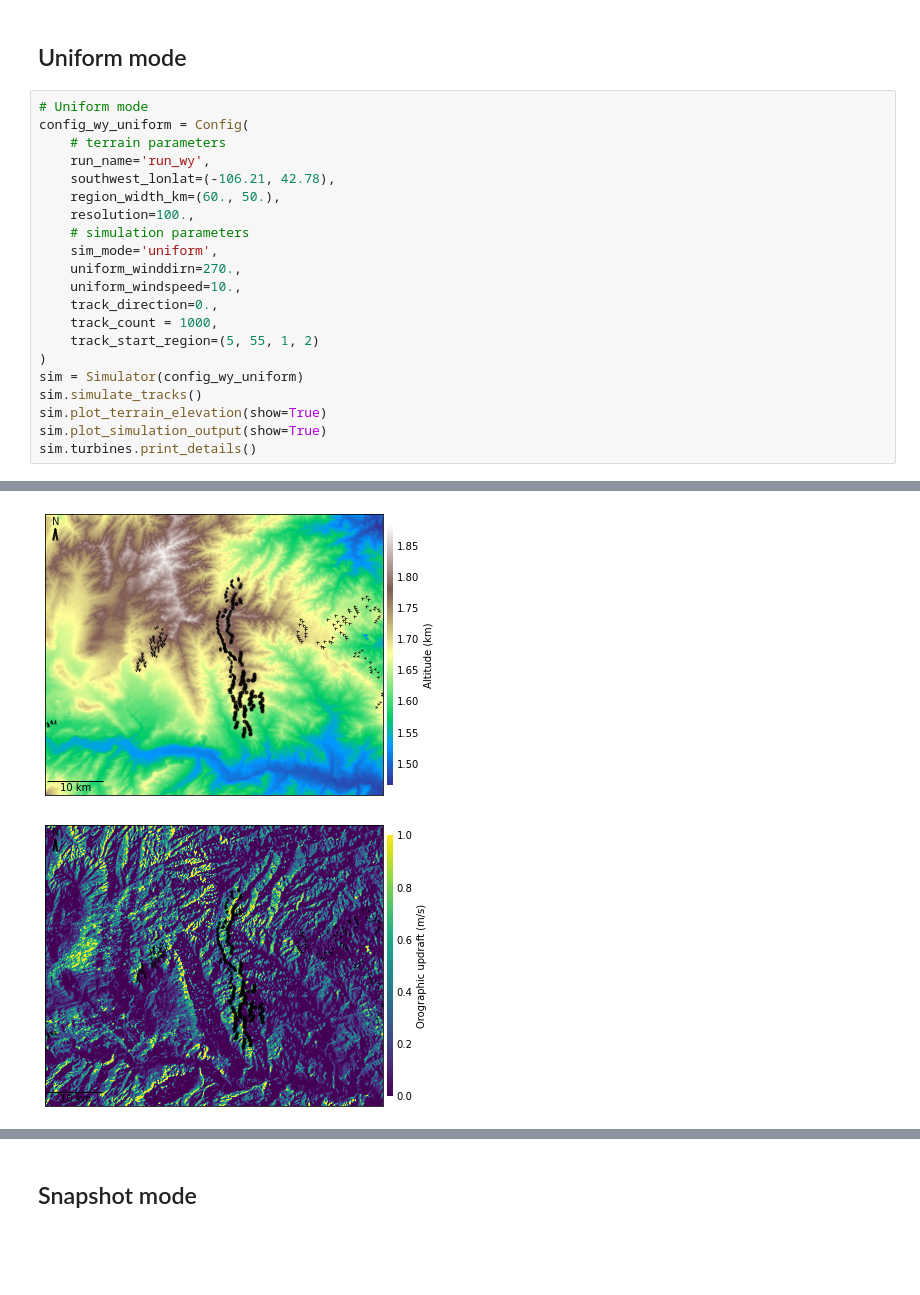
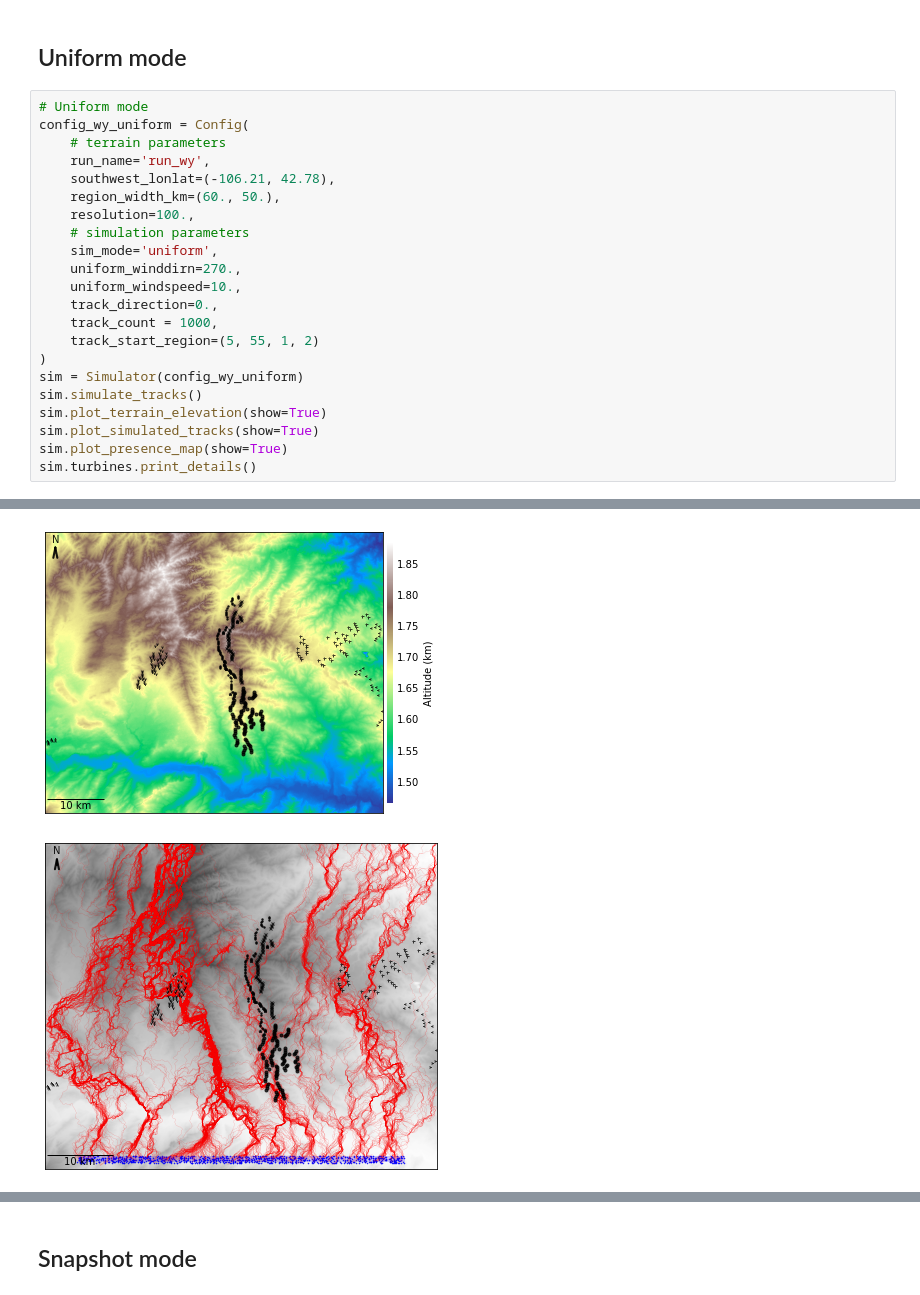
Before and after one commit to NREL/SSRS, a Jupyter notebook: notebooks/ssrs_wy.ipynb, the cells around one changed output, grey strips where cells are left out. Cells and saved outputs as stored; diff of their text form; blank space fills up the shorter version.

```diff
--- a/notebooks/ssrs_wy.ipynb
+++ b/notebooks/ssrs_wy.ipynb
@@ -33,7 +33,8 @@ config_wy_uniform = Config(
 sim = Simulator(config_wy_uniform)
 sim.simulate_tracks()
 sim.plot_terrain_elevation(show=True)
-sim.plot_simulation_output(show=True)
+sim.plot_simulated_tracks(show=True)
+sim.plot_presence_map(show=True)
 sim.turbines.print_details()
 # %% [output]
 ---- SSRS in uniform mode
@@ -52,6 +53,6 @@ Plotting simulated_tracks..
 6.  Rolling Hills             WY    2009  66    80.0      91.0
 7.  Glenrock III              WY    2009  26    80.0      91.0
 8.  Campbell Hill             WY    2009  66    80.0      77.0
 9.  Casper Wind Farm          WY    2009  9     80.0      77.0
 [figure]
-[figure, old version]
+[figure, new version]
```
Also changed, not shown: parts of 2 cells of this notebook, 15 other files.
